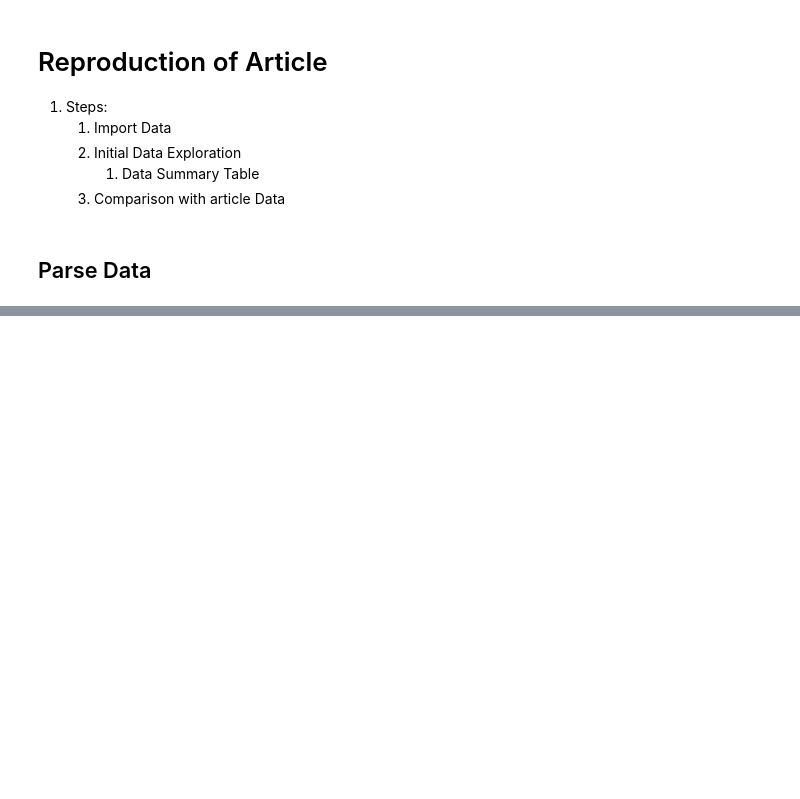
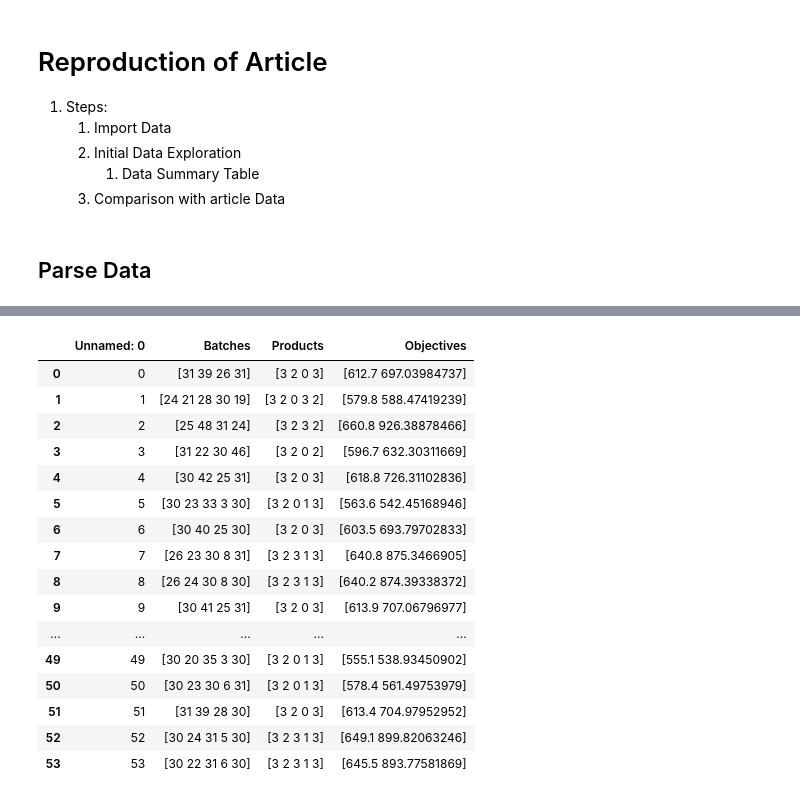
Before and after one commit to DTKx/capacityplanpy, a Jupyter notebook: 02_implementacao/parse_raw.ipynb, the cells around one changed output, grey strips where cells are left out. Cells and saved outputs as stored; diff of their text form; code cells hidden in the pictures; blank space fills up the shorter version.

```diff
--- a/02_implementacao/parse_raw.ipynb
+++ b/02_implementacao/parse_raw.ipynb
@@ -163,0 +297,22 @@ result
+# %%
+name="16-11"+"solutions.csv"
+results=pd.read_csv(root_path_analysis+name)# Import from csv
+results
+# %% [output]
+|  | Unnamed: 0 | Batches | Products | Objectives |
+| 0 | 0 | [31 39 26 31] | [3 2 0 3] | [612.7 697.03984737] |
+| 1 | 1 | [24 21 28 30 19] | [3 2 0 3 2] | [579.8 588.47419239] |
+| 2 | 2 | [25 48 31 24] | [3 2 3 2] | [660.8 926.38878466] |
+| 3 | 3 | [31 22 30 46] | [3 2 0 2] | [596.7 632.30311669] |
+| 4 | 4 | [30 42 25 31] | [3 2 0 3] | [618.8 726.31102836] |
+| 5 | 5 | [30 23 33 3 30] | [3 2 0 1 3] | [563.6 542.45168946] |
+| 6 | 6 | [30 40 25 30] | [3 2 0 3] | [603.5 693.79702833] |
+| 7 | 7 | [26 23 30 8 31] | [3 2 3 1 3] | [640.8 875.3466905] |
+| 8 | 8 | [26 24 30 8 30] | [3 2 3 1 3] | [640.2 874.39338372] |
+| 9 | 9 | [30 41 25 31] | [3 2 0 3] | [613.9 707.06796977] |
+| ... | ... | ... | ... | ... |
+| 49 | 49 | [30 20 35 3 30] | [3 2 0 1 3] | [555.1 538.93450902] |
+| 50 | 50 | [30 23 30 6 31] | [3 2 0 1 3] | [578.4 561.49753979] |
+| 51 | 51 | [31 39 28 30] | [3 2 0 3] | [613.4 704.97952952] |
+| 52 | 52 | [30 24 31 5 30] | [3 2 3 1 3] | [649.1 899.82063246] |
+| 53 | 53 | [30 22 31 6 30] | [3 2 3 1 3] | [645.5 893.77581869] |
```
Also changed, not shown: parts of 28 cells of this notebook, 1 other file.
